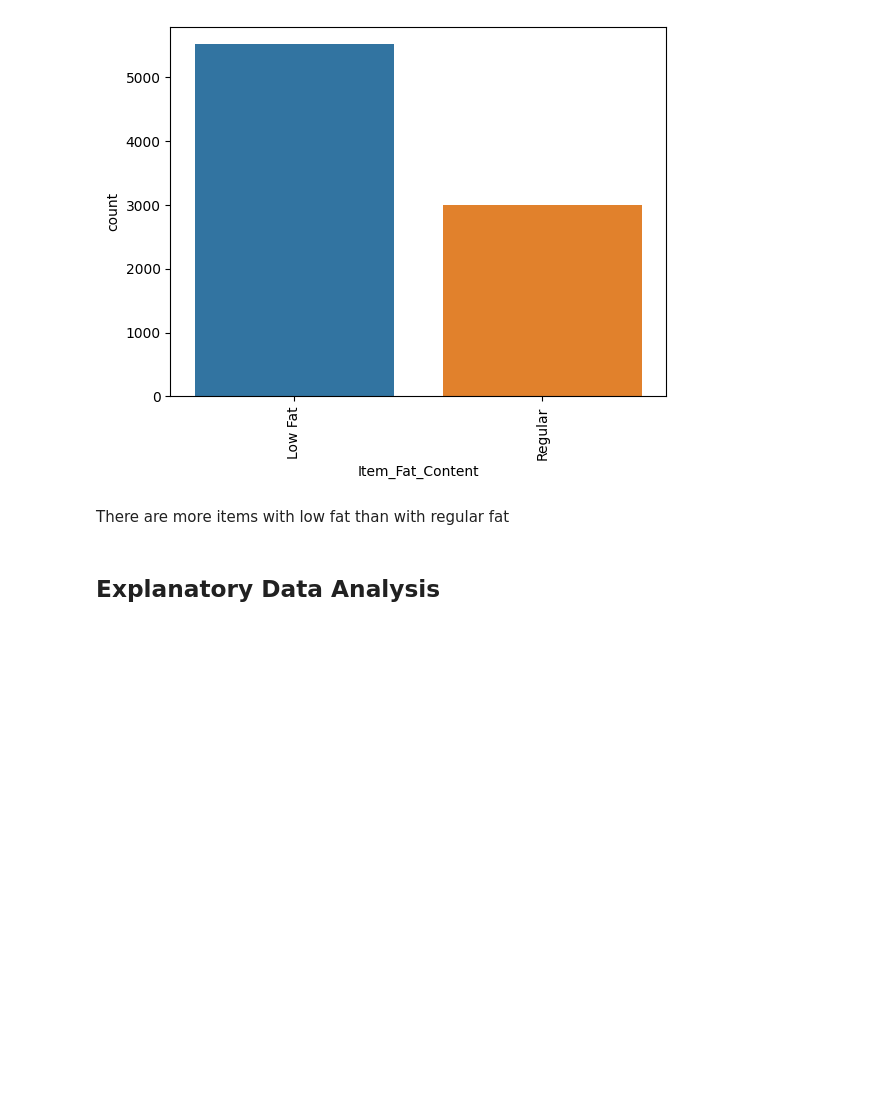
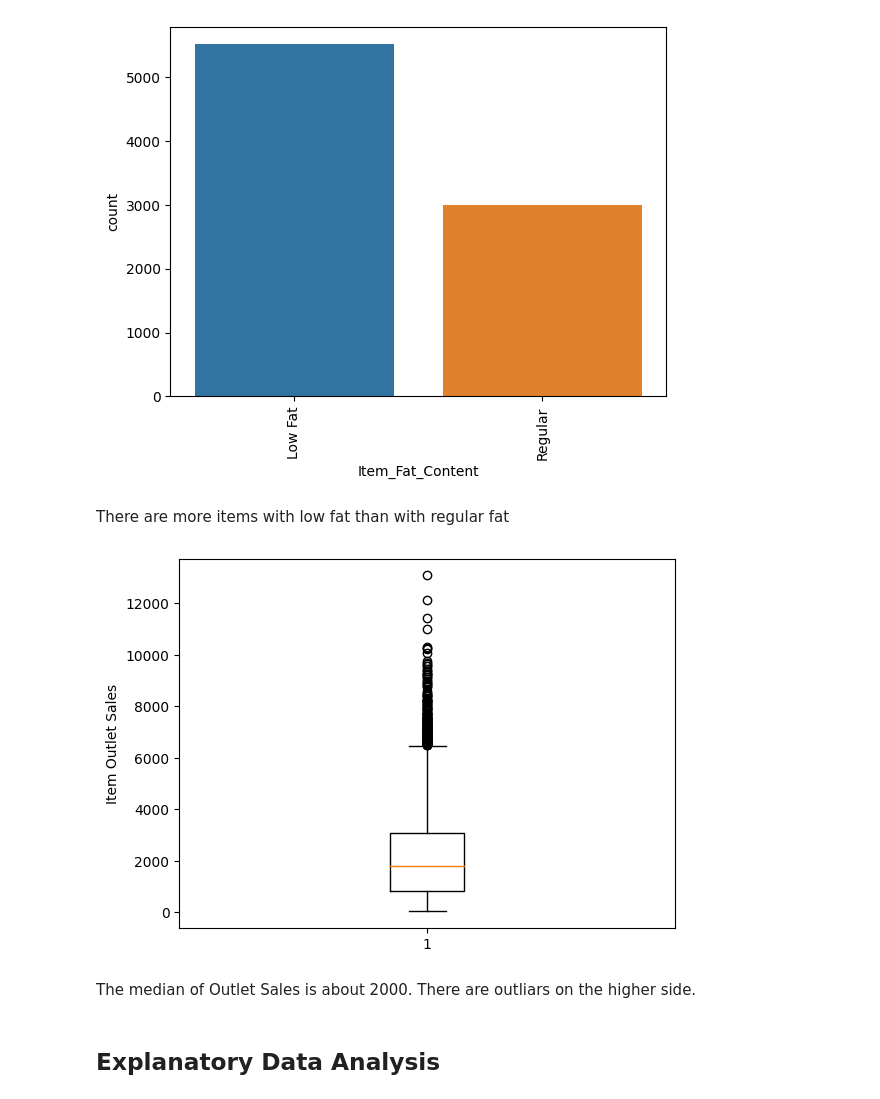
Before and after one commit to kassiedancer92/Prediction-of-Product-Sales, a Jupyter notebook: Prediction_of_Product_Sales.ipynb, the cells around one changed output. Saved outputs shown, nothing was run; the diff lists cells and outputs as text; code cells hidden in the pictures; blank space fills up the shorter version.

```diff
--- a/Prediction_of_Product_Sales.ipynb
+++ b/Prediction_of_Product_Sales.ipynb
@@ -143,13 +130,13 @@ dtype: int64
 # %%
 #5a save list of categorical column name. Size is an "object"
-cat_cols = df.select_dtypes('object').columns
+#cat_cols = df.select_dtypes('object').columns
 #Chaning missing values to "MISSING"
-df[cat_cols] = df[cat_cols].fillna("MISSING")
+#df[cat_cols] = df[cat_cols].fillna("MISSING")
 # %%
 #5b save list of numeric column name. Weight is an "float"
-nums_cols = df.select_dtypes('float').columns
+#nums_cols = df.select_dtypes('float').columns
 #Chaning missing values to "MISSING"
-df[nums_cols] = df[nums_cols].fillna(-1)
+#df[nums_cols] = df[nums_cols].fillna(-1)
 # %%
 #6 confirm there are no missing values
 null_sums = df.isna().sum()
@@ -277,5 +264,15 @@ ax9.tick_params(axis='x', rotation = 90);
 [figure]
 # %% [markdown]
 There are more items with low fat than with regular fat
+# %%
+# Create a boxplot of smoker vs. charges
+fig, ax = plt.subplots()
+data = df["Item_Outlet_Sales"]
+ax.boxplot(data);
+ax.set_ylabel("Item Outlet Sales");
+# %% [output]
+[figure, added]
+# %% [markdown]
+The median of Outlet Sales is about 2000. There are outliars on the higher side.
 # %% [markdown]
 ## Explanatory Data Analysis
```
Also changed, not shown: parts of 14 cells of this notebook.
